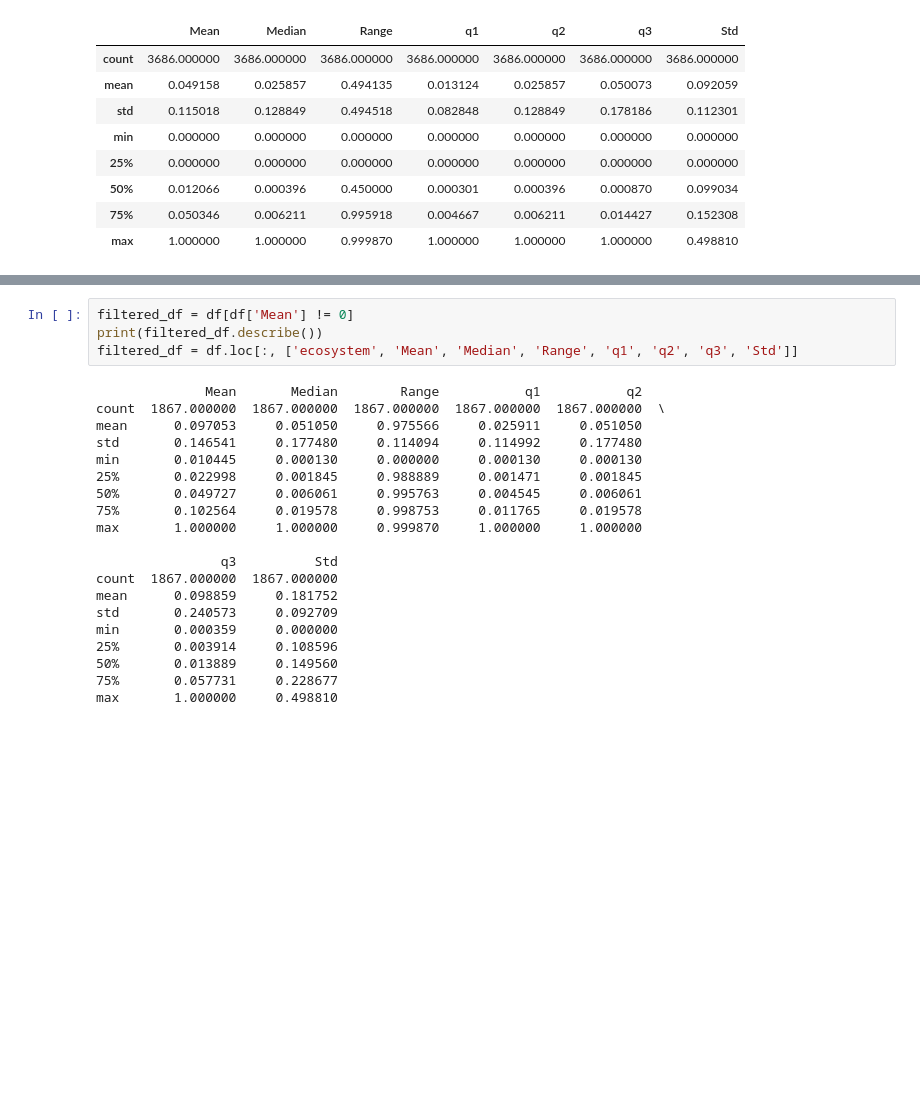
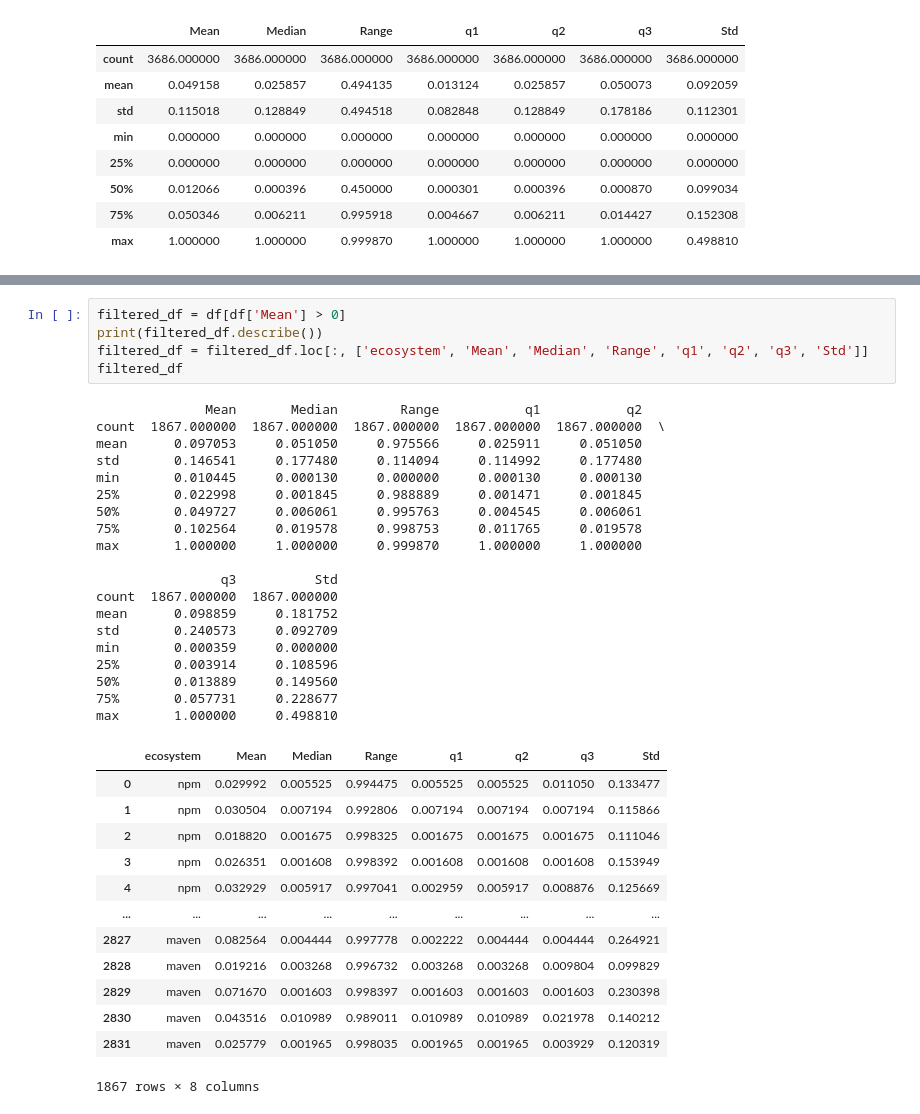
Before and after one commit to sauravgupta2800/Open-source-community-health, a Jupyter notebook: community_participation.ipynb, the cells around one changed output, grey strips where cells are left out. Drawn from its saved outputs; the diff is of its cells as text; blank space fills up the shorter version.

```diff
--- a/community_participation.ipynb
+++ b/community_participation.ipynb
@@ -17,24 +28,38 @@ df.describe()
 # %%
-filtered_df = df[df['Mean'] != 0]
+filtered_df = df[df['Mean'] > 0]
 print(filtered_df.describe())
-filtered_df = df.loc[:, ['ecosystem', 'Mean', 'Median', 'Range', 'q1', 'q2', 'q3', 'Std']]
+filtered_df = filtered_df.loc[:, ['ecosystem', 'Mean', 'Median', 'Range', 'q1', 'q2', 'q3', 'Std']]
+filtered_df
 # %% [output]
               Mean       Median        Range           q1           q2
 count  1867.000000  1867.000000  1867.000000  1867.000000  1867.000000  \
 mean      0.097053     0.051050     0.975566     0.025911     0.051050
 std       0.146541     0.177480     0.114094     0.114992     0.177480
 min       0.010445     0.000130     0.000000     0.000130     0.000130
 25%       0.022998     0.001845     0.988889     0.001471     0.001845
 50%       0.049727     0.006061     0.995763     0.004545     0.006061
 75%       0.102564     0.019578     0.998753     0.011765     0.019578
 max       1.000000     1.000000     0.999870     1.000000     1.000000
 
                 q3          Std
 count  1867.000000  1867.000000
 mean      0.098859     0.181752
 std       0.240573     0.092709
 min       0.000359     0.000000
 25%       0.003914     0.108596
 50%       0.013889     0.149560
 75%       0.057731     0.228677
 max       1.000000     0.498810
+|  | ecosystem | Mean | Median | Range | q1 | q2 | q3 | Std |
+| 0 | npm | 0.029992 | 0.005525 | 0.994475 | 0.005525 | 0.005525 | 0.011050 | 0.133477 |
+| 1 | npm | 0.030504 | 0.007194 | 0.992806 | 0.007194 | 0.007194 | 0.007194 | 0.115866 |
+| 2 | npm | 0.018820 | 0.001675 | 0.998325 | 0.001675 | 0.001675 | 0.001675 | 0.111046 |
+| 3 | npm | 0.026351 | 0.001608 | 0.998392 | 0.001608 | 0.001608 | 0.001608 | 0.153949 |
+| 4 | npm | 0.032929 | 0.005917 | 0.997041 | 0.002959 | 0.005917 | 0.008876 | 0.125669 |
+| ... | ... | ... | ... | ... | ... | ... | ... | ... |
+| 2827 | maven | 0.082564 | 0.004444 | 0.997778 | 0.002222 | 0.004444 | 0.004444 | 0.264921 |
+| 2828 | maven | 0.019216 | 0.003268 | 0.996732 | 0.003268 | 0.003268 | 0.009804 | 0.099829 |
+| 2829 | maven | 0.071670 | 0.001603 | 0.998397 | 0.001603 | 0.001603 | 0.001603 | 0.230398 |
+| 2830 | maven | 0.043516 | 0.010989 | 0.989011 | 0.010989 | 0.010989 | 0.021978 | 0.140212 |
+| 2831 | maven | 0.025779 | 0.001965 | 0.998035 | 0.001965 | 0.001965 | 0.003929 | 0.120319 |
+1867 rows × 8 columns
```
Also changed, not shown: parts of 6 cells of this notebook.
